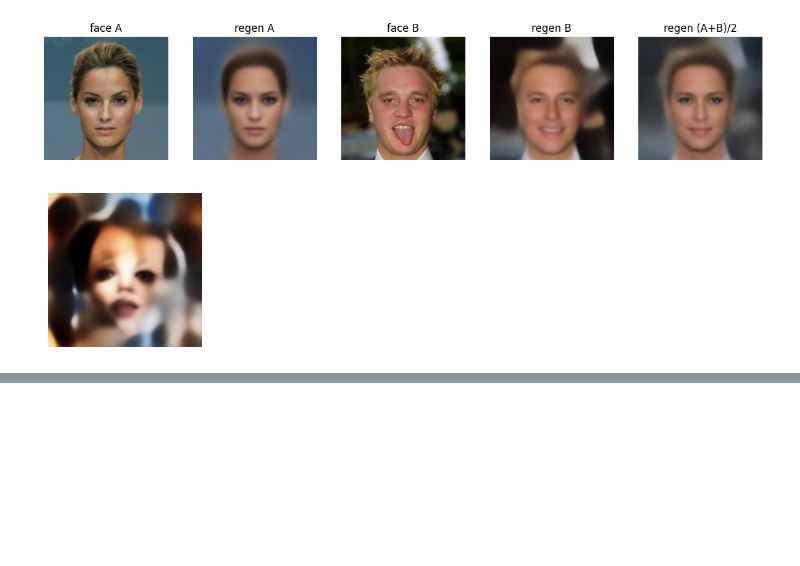
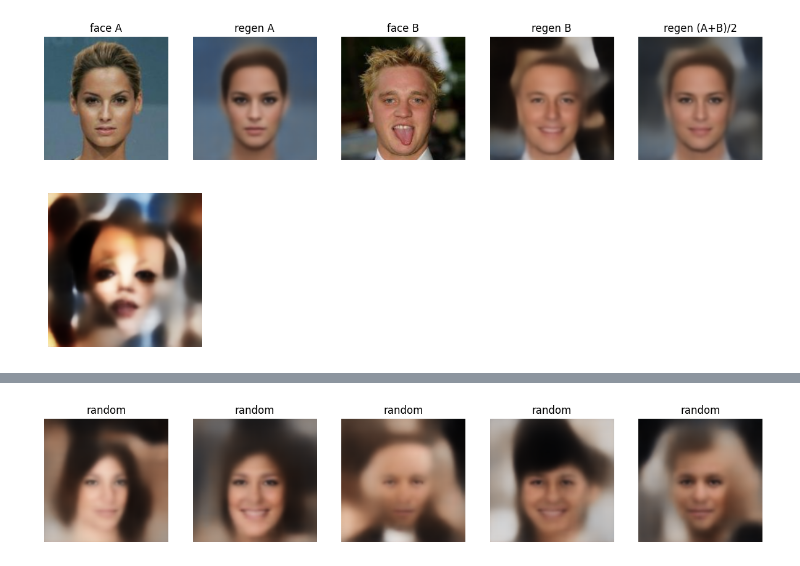
Before and after one commit to zeux/mlexp, a Jupyter notebook: faces/faceenc.ipynb, the cells around one changed output, grey strips where cells are left out. Saved outputs shown, nothing was run; the diff lists cells and outputs as text; code cells hidden in the pictures; blank space fills up the shorter version.

```diff
--- a/faces/faceenc.ipynb
+++ b/faces/faceenc.ipynb
@@ -182,0 +233,10 @@ display(yr.cpu().detach())
+# %%
+rf = []
+
+for i in range(5):
+    yr = netv.decoder(torch.randn((128,)).to(device))
+    rf.append((yr.cpu().detach(), "random"))
+
+displayn(rf)
+# %% [output]
+[figure, added]
```
Also changed, not shown: parts of 4 cells of this notebook.
